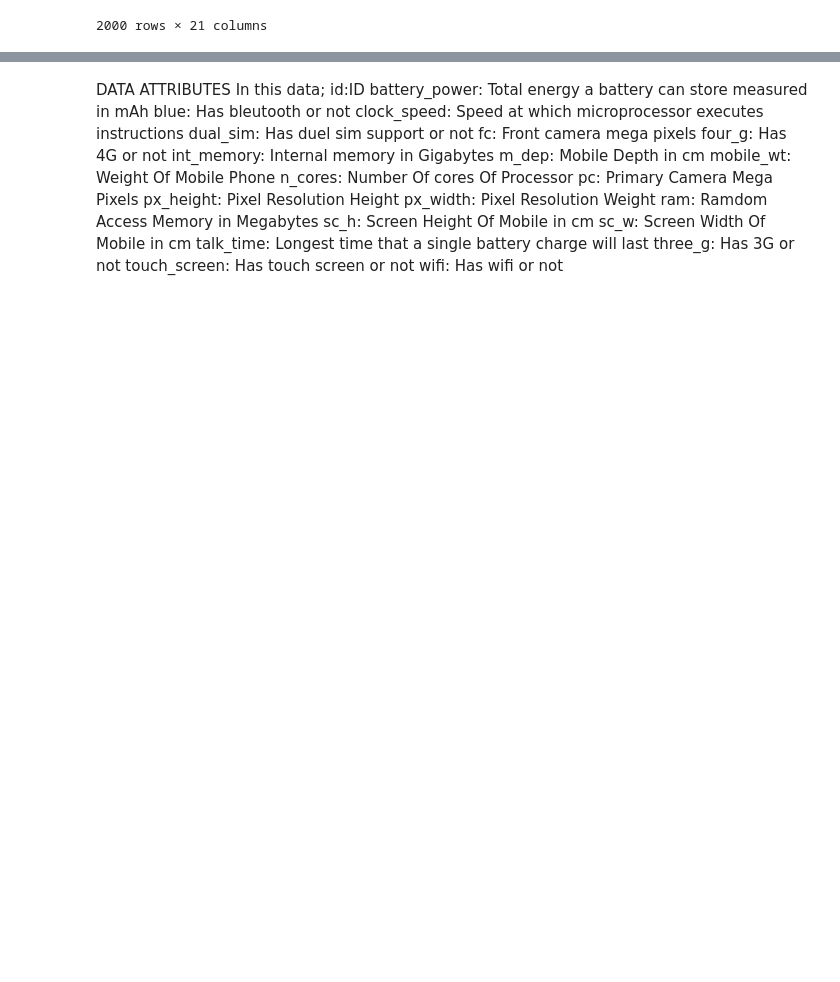
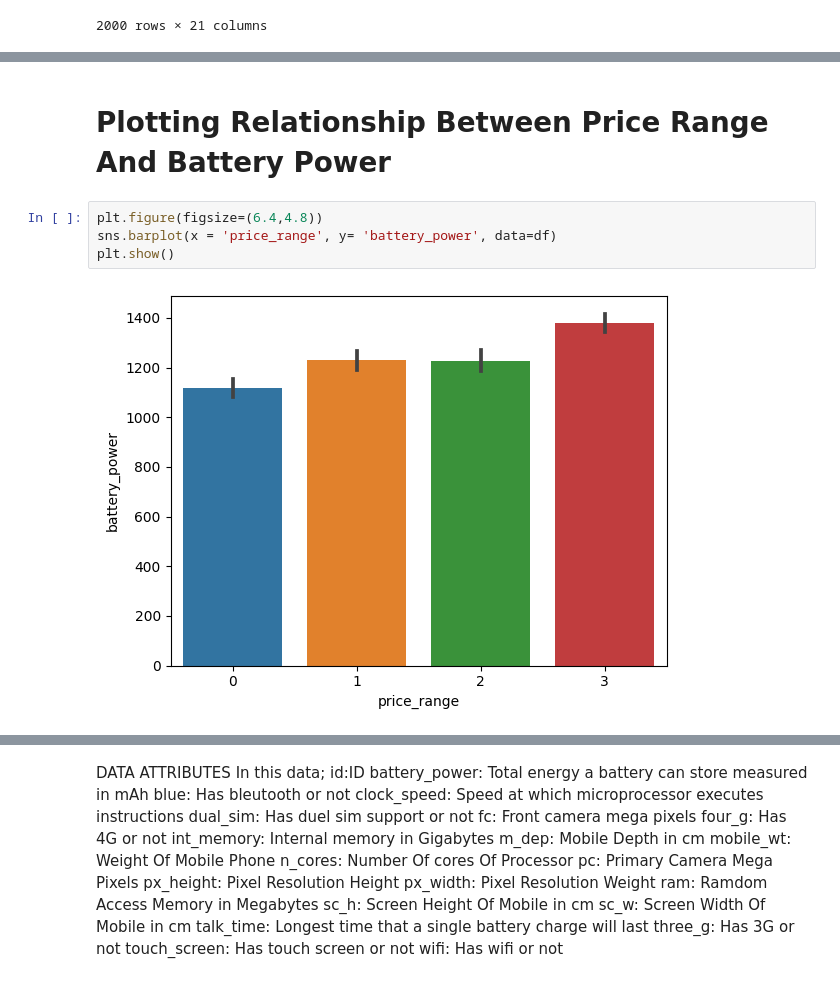
Before and after one commit to stephendambo/Dambolin9, a Jupyter notebook: Final_Project_Work.ipynb, the cells around one changed output, grey strips where cells are left out. Cells and saved outputs as stored; diff of their text form; blank space fills up the shorter version.

```diff
--- a/Final_Project_Work.ipynb
+++ b/Final_Project_Work.ipynb
@@ -153,0 +179,8 @@ df_trainset
+# %% [markdown]
+# Plotting Relationship Between Price Range And Battery Power
+# %%
+plt.figure(figsize=(6.4,4.8))
+sns.barplot(x = 'price_range', y= 'battery_power', data=df)
+plt.show()
+# %% [output]
+[figure, added]
```
Also changed, not shown: parts of 8 cells of this notebook.
